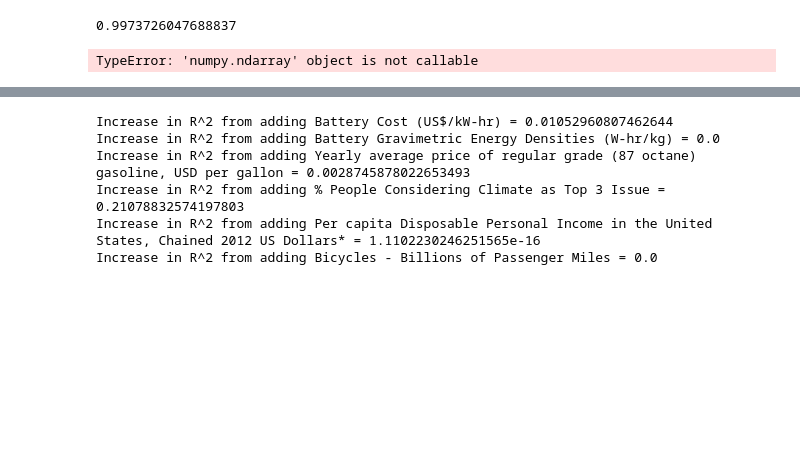
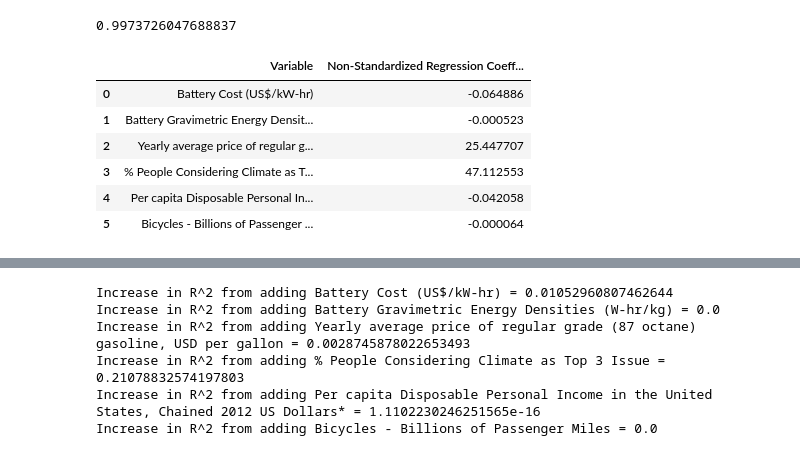
Before and after one commit to CharlieS0577/E-Bikes-M3-Challenge, a Jupyter notebook: Question_2.ipynb, the cells around one changed output, grey strips where cells are left out. Saved outputs shown, nothing was run; the diff lists cells and outputs as text; code cells hidden in the pictures; blank space fills up the shorter version.

```diff
--- a/Question_2.ipynb
+++ b/Question_2.ipynb
@@ -299,25 +299,17 @@ r2_mult_lin_reg = linreg.score(X, y)
 print(r2_mult_lin_reg)
 # %% [output]
 0.9973726047688837
-# %%
-# Comparing Normalized Regression Coefficients
-
-data = {'Variable': [X.columns[0], X.columns[1], X.columns[2], X.columns[3], X.columns[4], X.columns[5]],
-        'Non-standardized Regression Coefficient': [-6.48858004e-02, -5.23220148e-04,  2.54477069e+01,  4.71125528e+01,
-       -4.20584443e-02, -6.39764975e-05]}
-
-coefs = pd.DataFrame([[X.columns[0], X.columns[1], X.columns[2], X.columns[3], X.columns[4], X.columns[5]], [-6.48858004e-02, -5.23220148e-04,  2.54477069e+01,  4.71125528e+01,
-       -4.20584443e-02, -6.39764975e-05]])
-
-# coef_pairs = [ [X.columns[0], linreg.coef_[0][0]],
-#                 [X.columns[1], linreg.coef_[0][1]],
-#                 [X.columns[2], linreg.coef_[0][2]],
-#                 [X.columns[3], linreg.coef_[0][3]],
-#                 [X.columns[4], linreg.coef_[0][4]],
-#               ]
-
-# print(coef_pairs)
-
-# https://scikit-learn.org/stable/auto_examples/inspection/plot_linear_model_coefficient_interpretation.html#wrong-causal-interpretation
-# %% [output]
-TypeError: 'numpy.ndarray' object is not callable
+# %%
+# Listing Regression Coefficients
+
+data = {'Variable': X.columns, 'Non-Standardized Regression Coefficients': linreg.coef_[0]}
+coeffs = pd.DataFrame(data)
+coeffs
+# %% [output]
+|  | Variable | Non-Standardized Regression Coeff... |
+| 0 | Battery Cost (US$/kW-hr) | -0.064886 |
+| 1 | Battery Gravimetric Energy Densit... | -0.000523 |
+| 2 | Yearly average price of regular g... | 25.447707 |
+| 3 | % People Considering Climate as T... | 47.112553 |
+| 4 | Per capita Disposable Personal In... | -0.042058 |
+| 5 | Bicycles - Billions of Passenger ... | -0.000064 |
```
Also changed, not shown: parts of 1 cell of this notebook, 1 other file.
